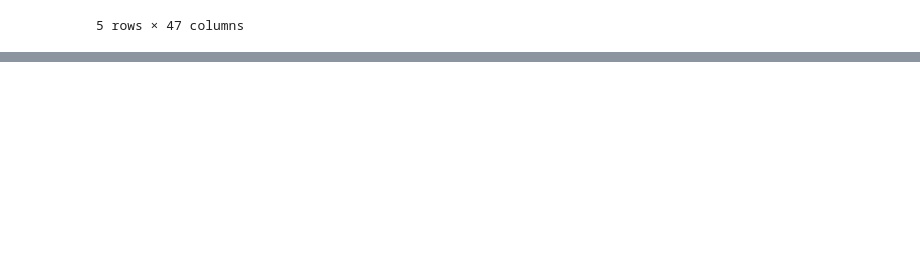
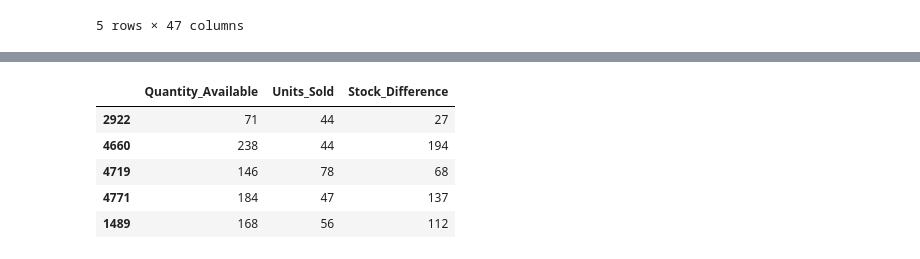
Before and after one commit to NavjyotMasane/Python_Learning, a Jupyter notebook: Data_Manipulation_and_Statistics.ipynb, the cells around one changed output, grey strips where cells are left out. Saved outputs shown, nothing was run; the diff lists cells and outputs as text; code cells hidden in the pictures; blank space fills up the shorter version.

```diff
--- a/Data_Manipulation_and_Statistics.ipynb
+++ b/Data_Manipulation_and_Statistics.ipynb
@@ -861,0 +936,32 @@ df.head()
+# %%
+# Clean any commas or spaces and convert both columns to numbers
+df["Quantity_Available"] = pd.to_numeric(
+    df["Quantity_Available"].astype(str).str.replace(r"[^\d.-]", "", regex=True),
+    errors="coerce"
+)
+
+df["Units_Sold"] = pd.to_numeric(
+    df["Units_Sold"].astype(str).str.replace(r"[^\d.-]", "", regex=True),
+    errors="coerce"
+)
+
+# Now subtract Units_Sold from Quantity_Available
+df["Stock_Difference"] = df["Quantity_Available"] - df["Units_Sold"]
+# %%
+# Calculate remaining inventory balance by subtracting Units_Sold from Quantity_Available
+df["Stock_Difference"] = (
+    df["Quantity_Available"] -
+    df["Units_Sold"]
+)
+# %%
+# Spot-check 5 random rows to verify stock depletion calculations
+df[["Quantity_Available",
+    "Units_Sold",
+    "Stock_Difference"]].sample(5)
+# %% [output]
+|  | Quantity_Available | Units_Sold | Stock_Difference |
+| 2922 | 71 | 44 | 27 |
+| 4660 | 238 | 44 | 194 |
+| 4719 | 146 | 78 | 68 |
+| 4771 | 184 | 47 | 137 |
+| 1489 | 168 | 56 | 112 |
```
Also changed, not shown: parts of 26 cells of this notebook.
